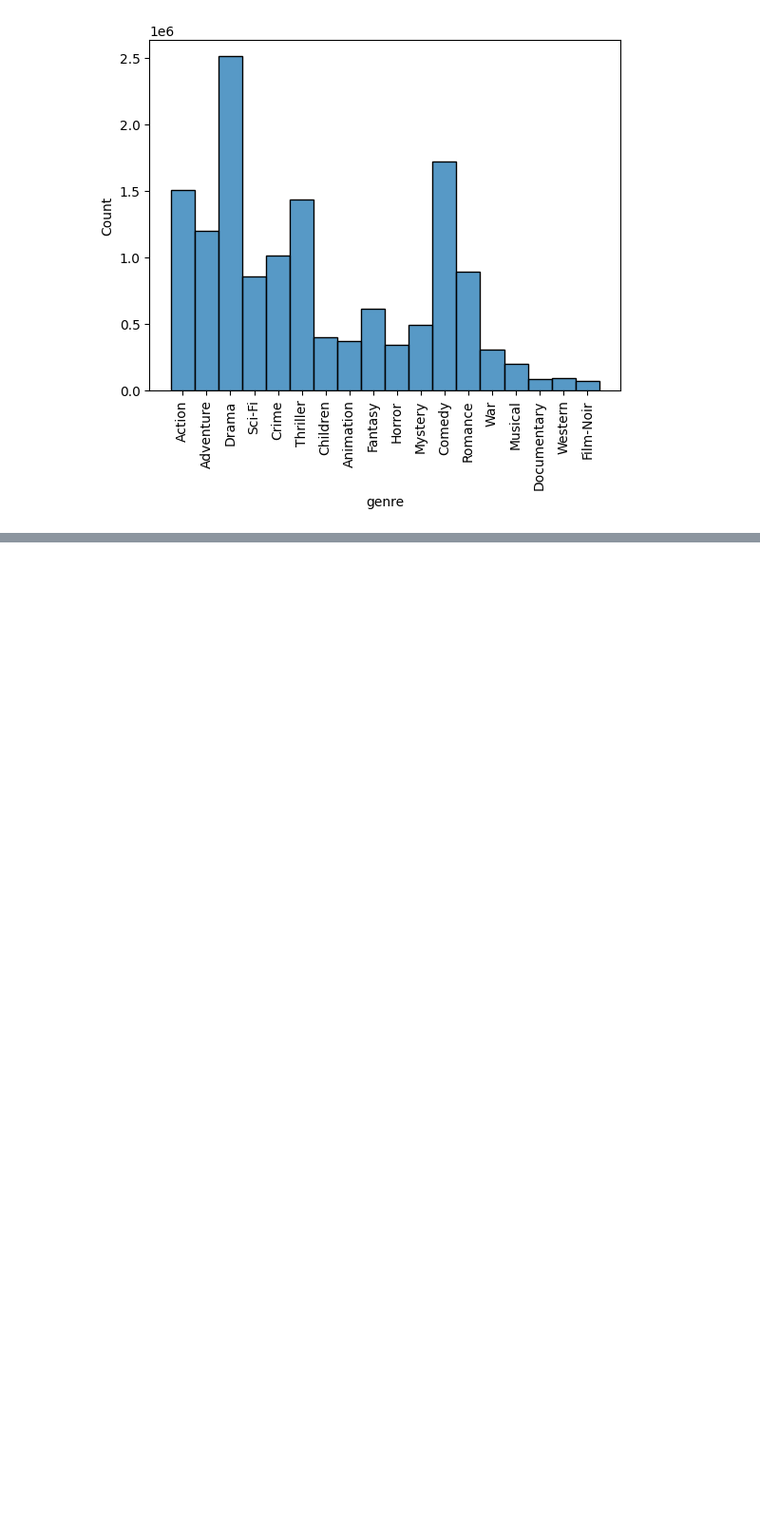
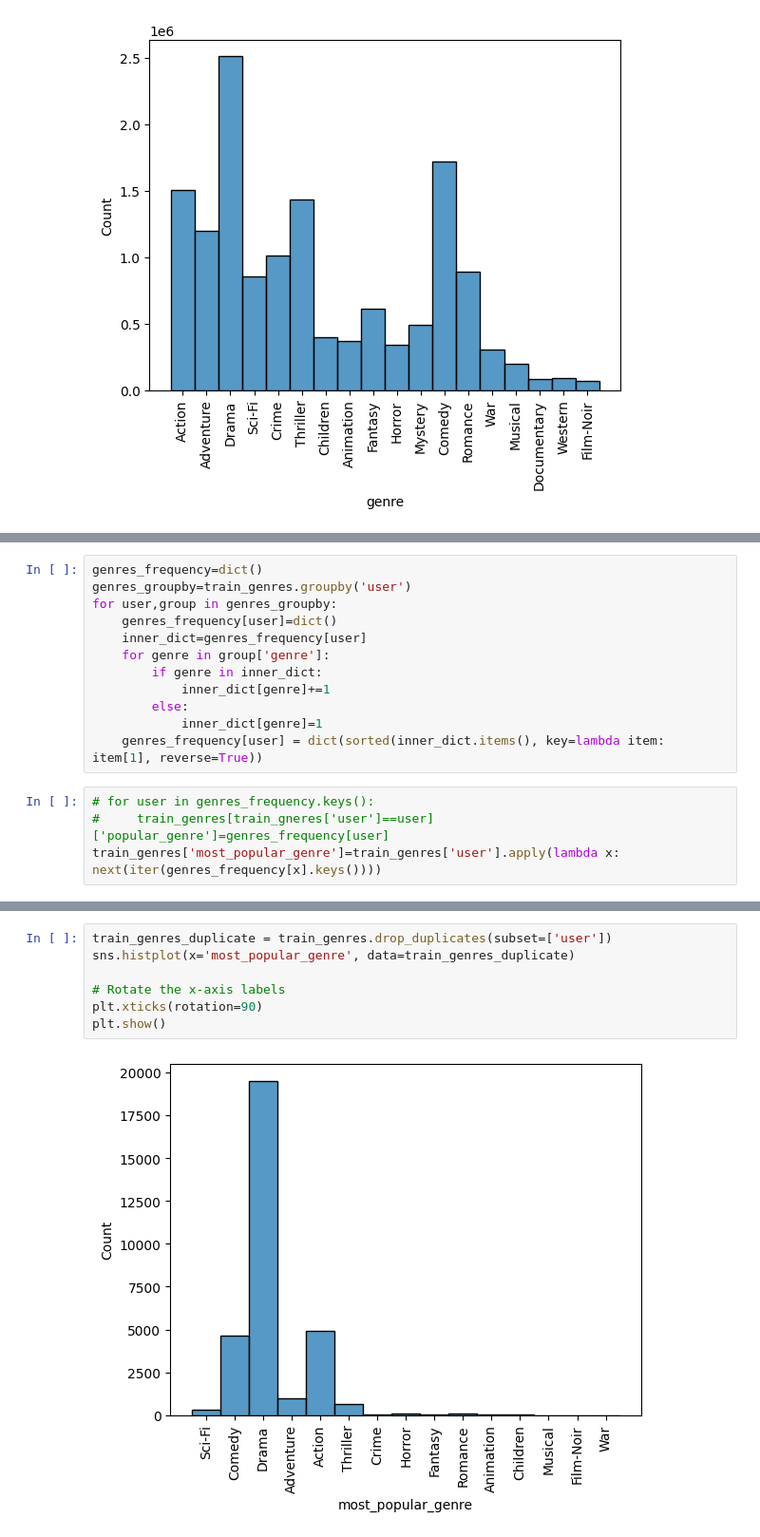
Before and after one commit to boostcampaitech7/level2-recsys-movierecommendation-recsys-08-lv3, a Jupyter notebook: src/analysis/EDA_Seunghun_1.ipynb, the cells around one changed output, grey strips where cells are left out. Shown: that part at 95% size. Saved outputs shown, nothing was run; the diff lists cells and outputs as text; blank space fills up the shorter version.

```diff
--- a/src/analysis/EDA_Seunghun_1.ipynb
+++ b/src/analysis/EDA_Seunghun_1.ipynb
@@ -354,0 +361,16 @@ plt.show()
+# %%
+genres_frequency=dict()
+genres_groupby=train_genres.groupby('user')
+for user,group in genres_groupby:
+    genres_frequency[user]=dict()
+    inner_dict=genres_frequency[user]
+    for genre in group['genre']:
+        if genre in inner_dict:
+            inner_dict[genre]+=1
+        else:
+            inner_dict[genre]=1
+    genres_frequency[user] = dict(sorted(inner_dict.items(), key=lambda item: item[1], reverse=True))
+# %%
+# for user in genres_frequency.keys():
+#     train_genres[train_gneres['user']==user]['popular_genre']=genres_frequency[user]
+train_genres['most_popular_genre']=train_genres['user'].apply(lambda x: next(iter(genres_frequency[x].keys())))
@@ -354,0 +386,9 @@ plt.show()
+# %%
+train_genres_duplicate = train_genres.drop_duplicates(subset=['user'])
+sns.histplot(x='most_popular_genre', data=train_genres_duplicate)
+
+# Rotate the x-axis labels
+plt.xticks(rotation=90)
+plt.show()
+# %% [output]
+[figure, added]
```
Also changed, not shown: parts of 16 cells of this notebook.
